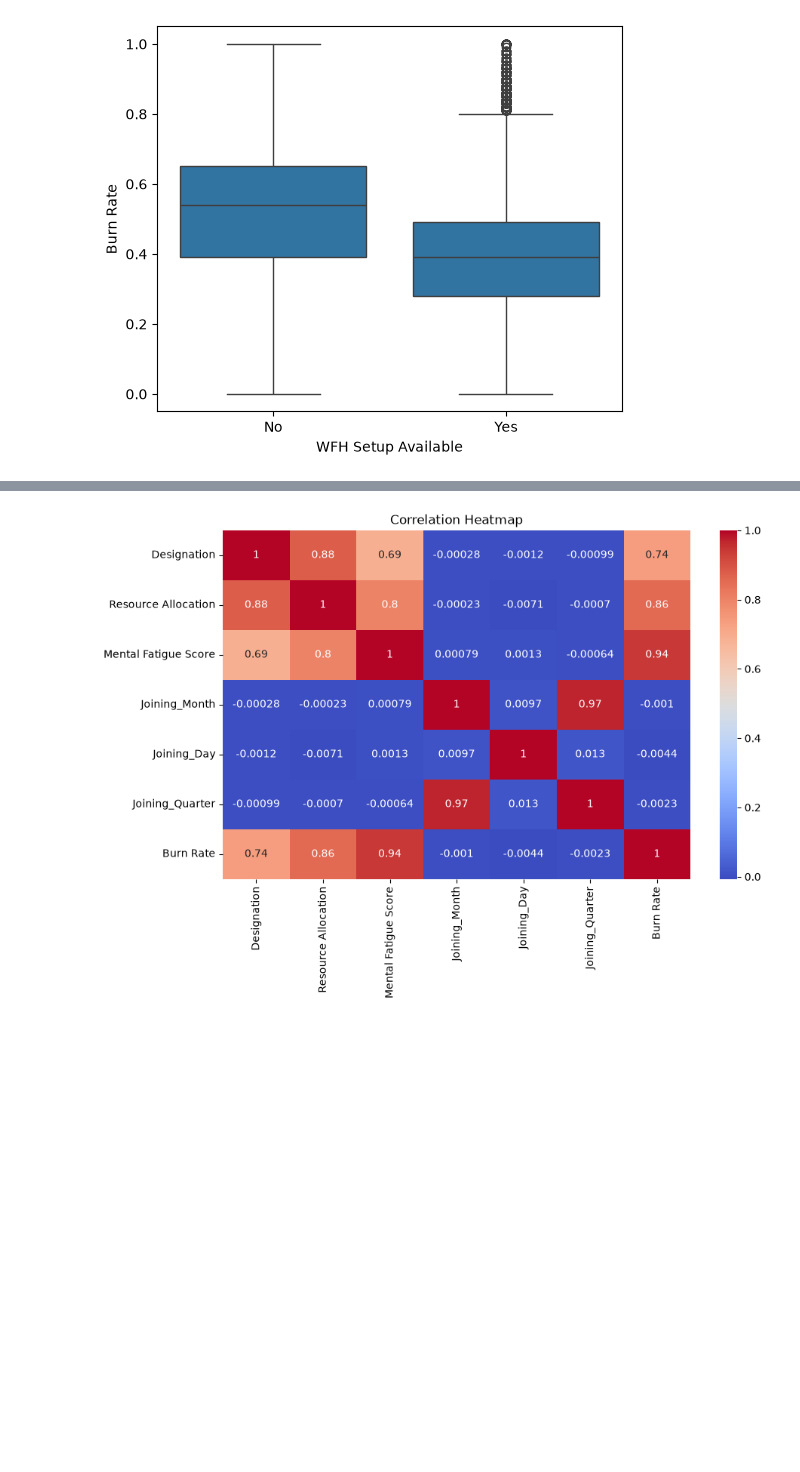
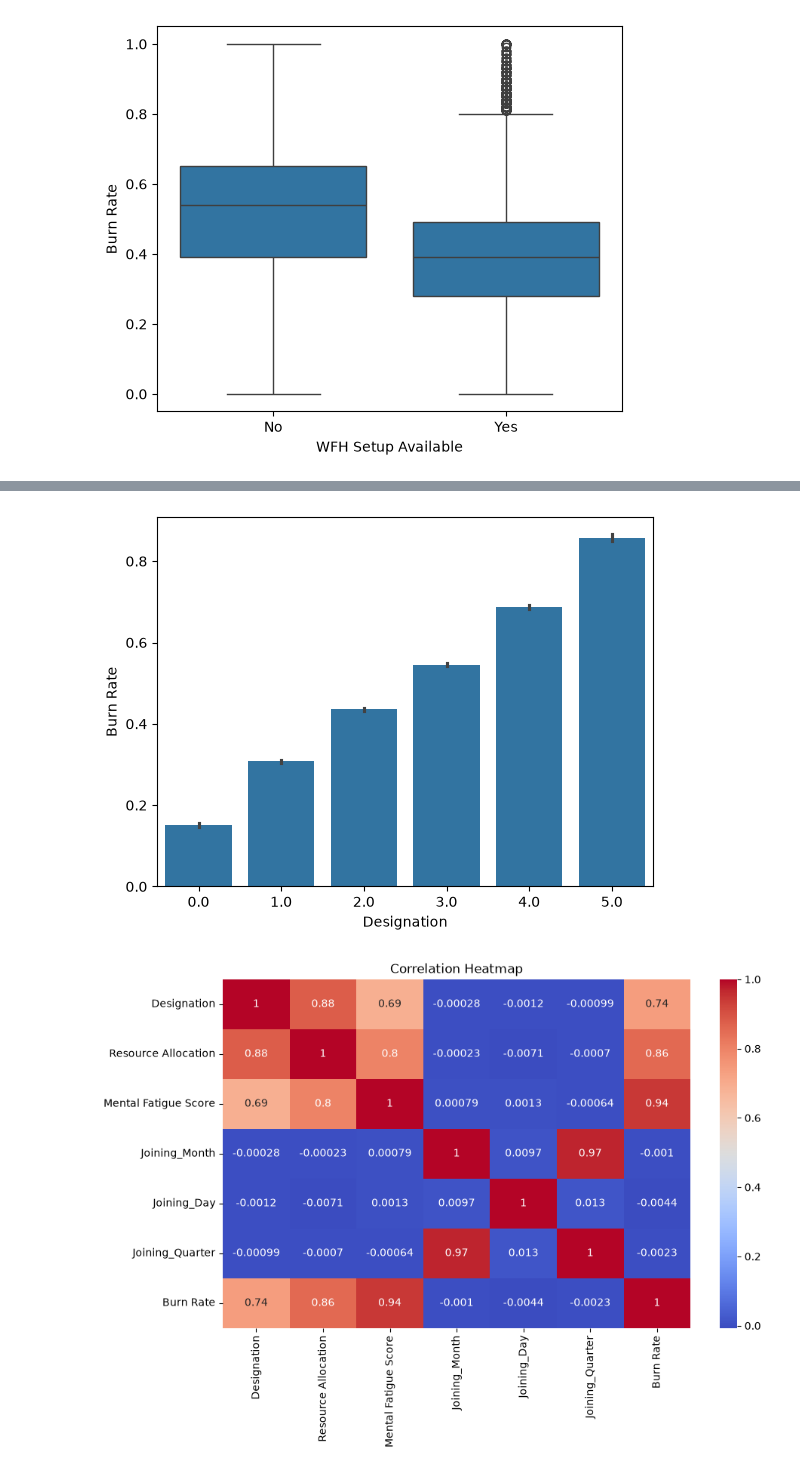
Before and after one commit to graceobonyo/Employee-Burn-out-Rate-Prediction, a Jupyter notebook: Burnoutrateanalysis.ipynb, the cells around one changed output, grey strips where cells are left out. Saved outputs shown, nothing was run; the diff lists cells and outputs as text; code cells hidden in the pictures; blank space fills up the shorter version.

```diff
--- a/Burnoutrateanalysis.ipynb
+++ b/Burnoutrateanalysis.ipynb
@@ -260,3 +353,8 @@ plt.show()
+# %%
+sns.barplot(x='Designation', y='Burn Rate', data=train)
+plt.show()
+# %% [output]
+[figure, added]
 # %%
 # Correlation Analysis
 
```
Also changed, not shown: parts of 53 cells of this notebook, 2 other files.
